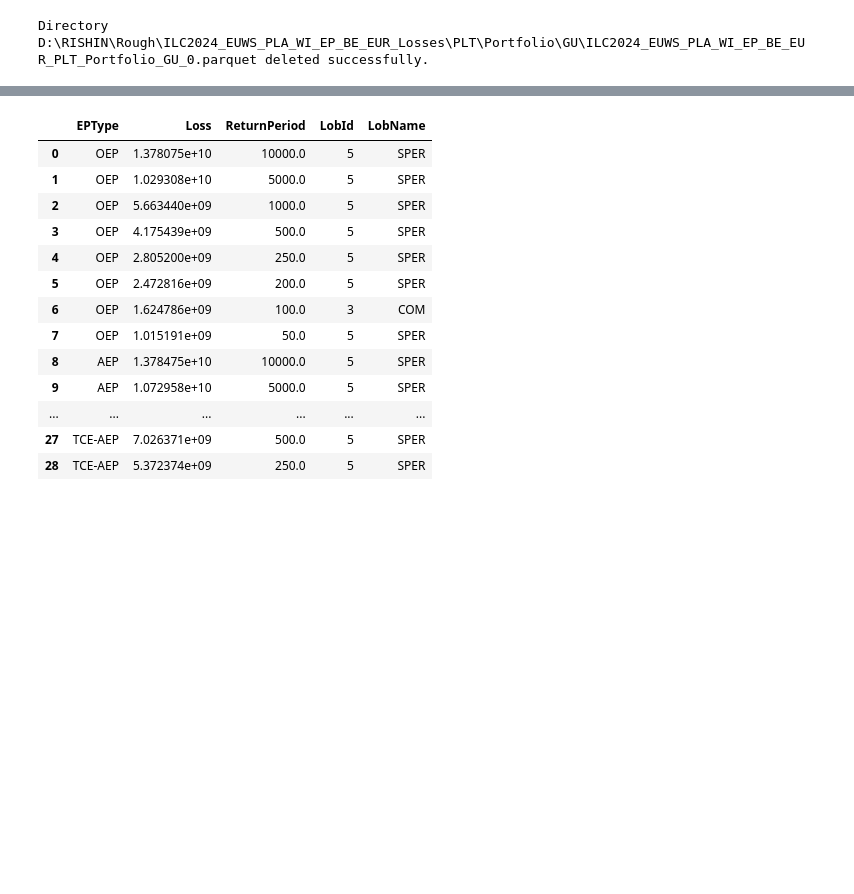
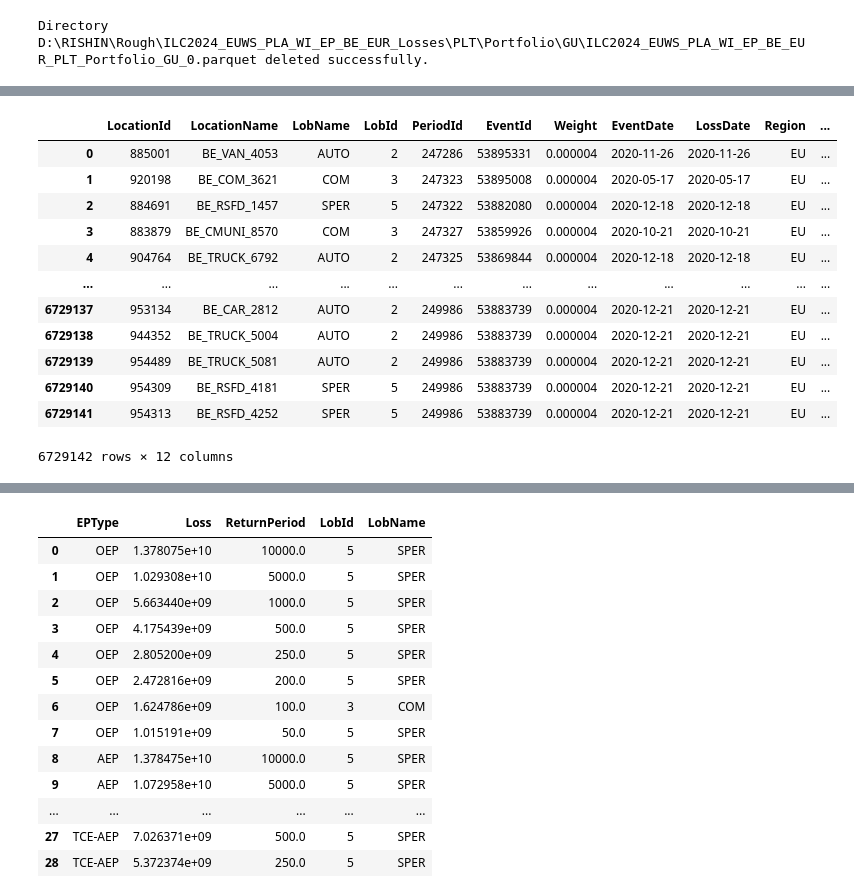
Before and after one commit to Rishinr1/13_ILC_TASKS, a Jupyter notebook: EP_calc_to_folders.ipynb, the cells around one changed output, grey strips where cells are left out. Saved outputs shown, nothing was run; the diff lists cells and outputs as text; code cells hidden in the pictures; blank space fills up the shorter version.

```diff
--- a/EP_calc_to_folders.ipynb
+++ b/EP_calc_to_folders.ipynb
@@ -752,0 +755,31 @@ df
+# %%
+import pandas as pd
+import pyarrow.parquet as pq
+
+# Prompt the user to enter the path to the Parquet file
+file_path2 = input("Enter the file path: ")
+
+# Ensure the file path is treated as a raw string and strip any extra quotes
+file_path2= r"{}".format(file_path.strip('"'))
+
+# Read the Parquet file into a PyArrow Table
+table2 = pq.read_table(file_path)
+
+# Convert the PyArrow Table to a Pandas DataFrame
+df2 = table.to_pandas()
+# %%
+df2
+# %% [output]
+|  | LocationId | LocationName | LobName | LobId | PeriodId | EventId | Weight | EventDate | LossDate | Region | ... |
+| 0 | 885001 | BE_VAN_4053 | AUTO | 2 | 247286 | 53895331 | 0.000004 | 2020-11-26 | 2020-11-26 | EU | ... |
+| 1 | 920198 | BE_COM_3621 | COM | 3 | 247323 | 53895008 | 0.000004 | 2020-05-17 | 2020-05-17 | EU | ... |
+| 2 | 884691 | BE_RSFD_1457 | SPER | 5 | 247322 | 53882080 | 0.000004 | 2020-12-18 | 2020-12-18 | EU | ... |
+| 3 | 883879 | BE_CMUNI_8570 | COM | 3 | 247327 | 53859926 | 0.000004 | 2020-10-21 | 2020-10-21 | EU | ... |
+| 4 | 904764 | BE_TRUCK_6792 | AUTO | 2 | 247325 | 53869844 | 0.000004 | 2020-12-18 | 2020-12-18 | EU | ... |
+| ... | ... | ... | ... | ... | ... | ... | ... | ... | ... | ... | ... |
+| 6729137 | 953134 | BE_CAR_2812 | AUTO | 2 | 249986 | 53883739 | 0.000004 | 2020-12-21 | 2020-12-21 | EU | ... |
+| 6729138 | 944352 | BE_TRUCK_5004 | AUTO | 2 | 249986 | 53883739 | 0.000004 | 2020-12-21 | 2020-12-21 | EU | ... |
+| 6729139 | 954489 | BE_TRUCK_5081 | AUTO | 2 | 249986 | 53883739 | 0.000004 | 2020-12-21 | 2020-12-21 | EU | ... |
+| 6729140 | 954309 | BE_RSFD_4181 | SPER | 5 | 249986 | 53883739 | 0.000004 | 2020-12-21 | 2020-12-21 | EU | ... |
+| 6729141 | 954313 | BE_RSFD_4252 | SPER | 5 | 249986 | 53883739 | 0.000004 | 2020-12-21 | 2020-12-21 | EU | ... |
+6729142 rows × 12 columns
```
Also changed, not shown: parts of 7 cells of this notebook, 2 other files.
